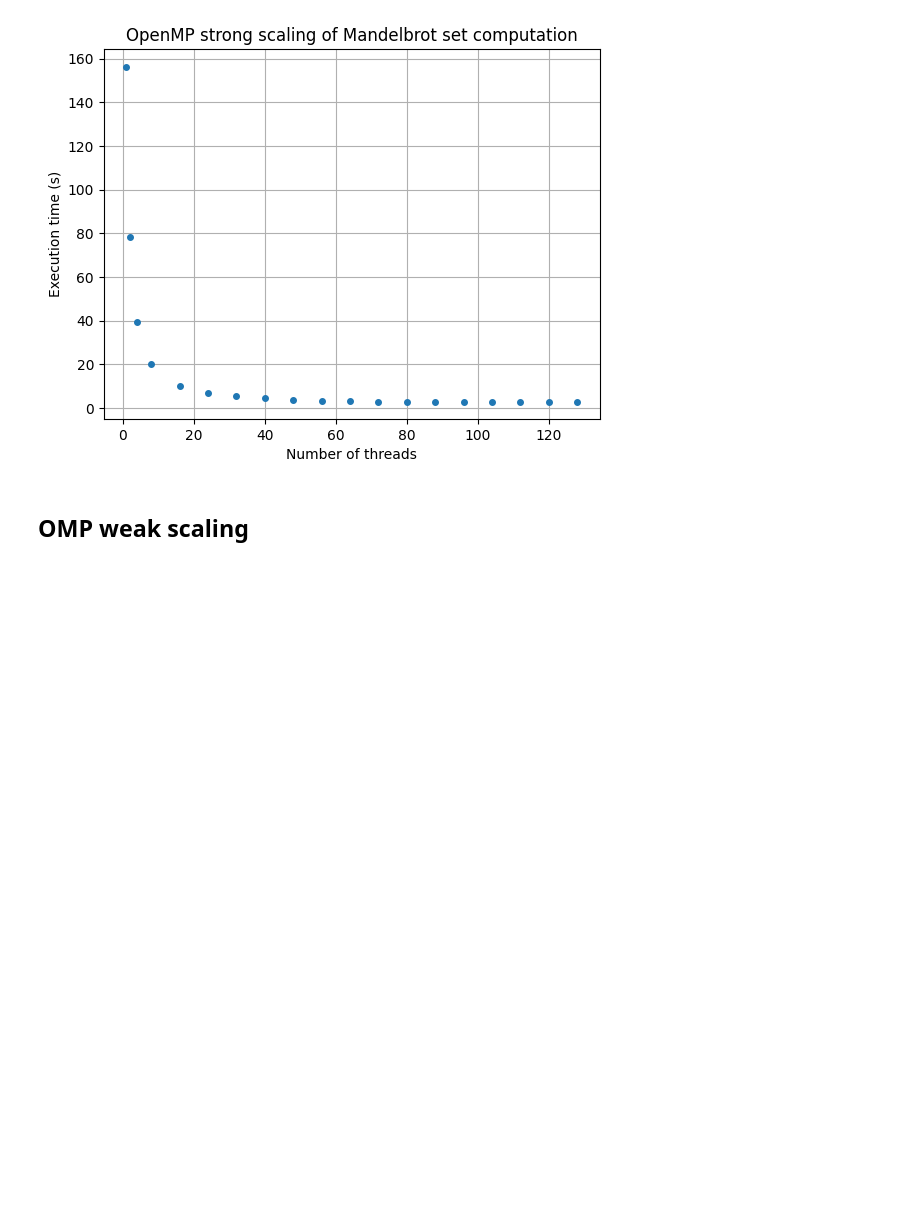
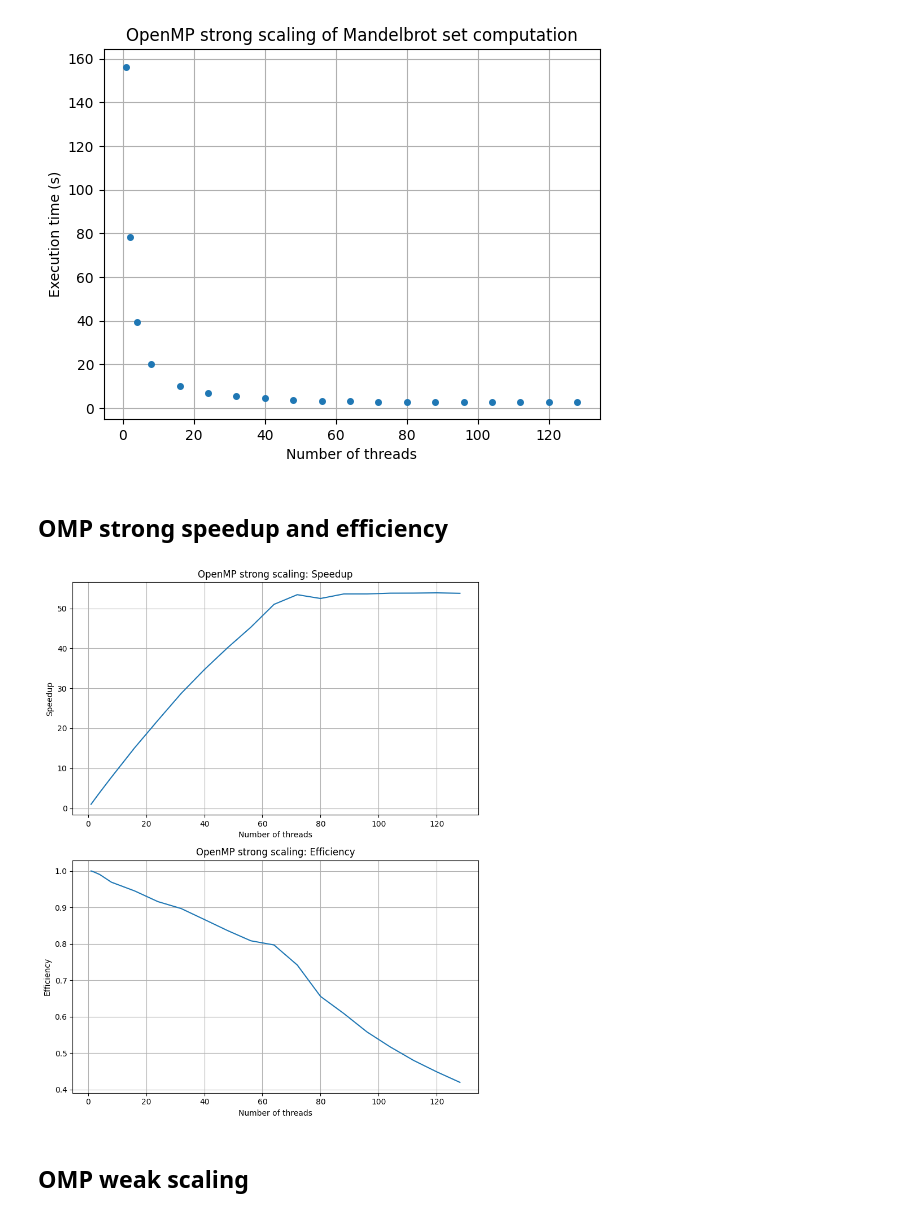
Before and after one commit to mzampar/High_Performance_Computing_2023, a Jupyter notebook: Excercise_2_c/scaling/results/analysis.ipynb, the cells around one changed output. Drawn from its saved outputs; the diff is of its cells as text; code cells hidden in the pictures; blank space fills up the shorter version.

```diff
--- a/Excercise_2_c/scaling/results/analysis.ipynb
+++ b/Excercise_2_c/scaling/results/analysis.ipynb
@@ -50,6 +50,31 @@ plt.grid()
 plt.show()
 # %% [output]
 [figure]
+# %% [markdown]
+## OMP strong speedup and efficiency
+# %%
+# Create a figure with two subplots
+fig, ax1 = plt.subplots(2, 1, figsize=(8, 10))  # 2 rows, 1 column of subplots
+
+# Plot Speedup on the first subplot
+ax1[0].plot(mean_times.index, mean_times['Elapsed Time(s)'].iloc[0] / mean_times['Elapsed Time(s)'])
+ax1[0].set_xlabel('Number of threads')
+ax1[0].set_ylabel('Speedup')
+ax1[0].set_title('OpenMP strong scaling: Speedup')
+ax1[0].grid()
+
+# Plot Efficiency on the second subplot
+ax1[1].plot(mean_times.index, serial_time / (mean_times['Elapsed Time(s)'] * mean_times.index))
+ax1[1].set_xlabel('Number of threads')
+ax1[1].set_ylabel('Efficiency')
+ax1[1].set_title('OpenMP strong scaling: Efficiency')
+ax1[1].grid()
+
+# Show the combined plots
+plt.tight_layout()
+plt.show()
+# %% [output]
+[figure, added]
 # %% [markdown]
 ## OMP weak scaling
 # %%
```
Also changed, not shown: parts of 1 cell of this notebook, 1 other file.
